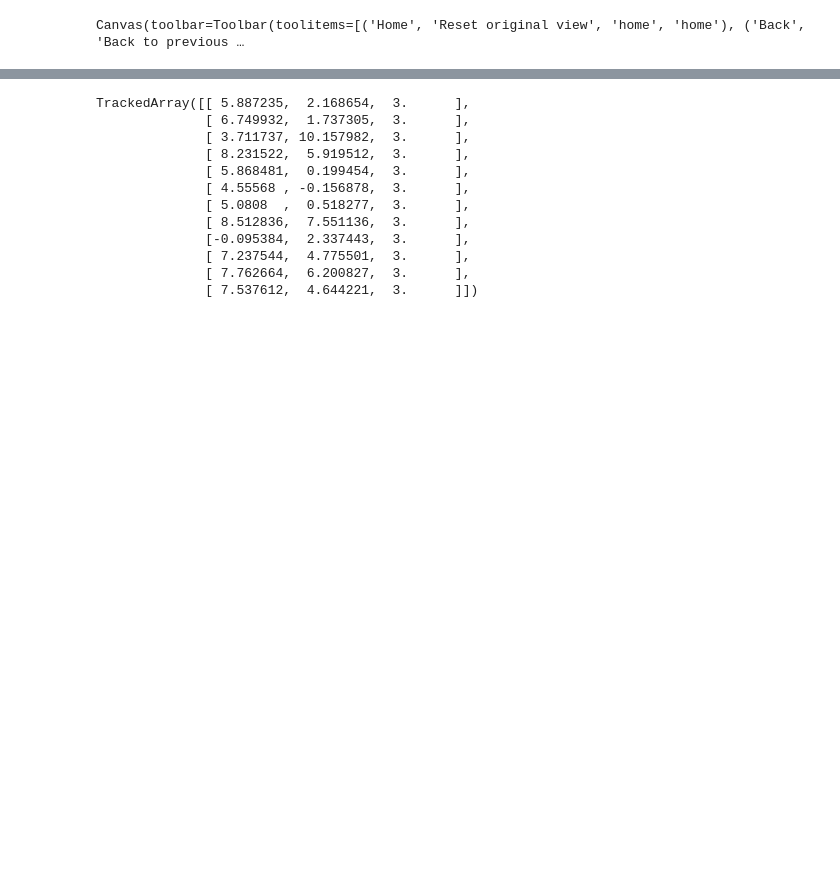
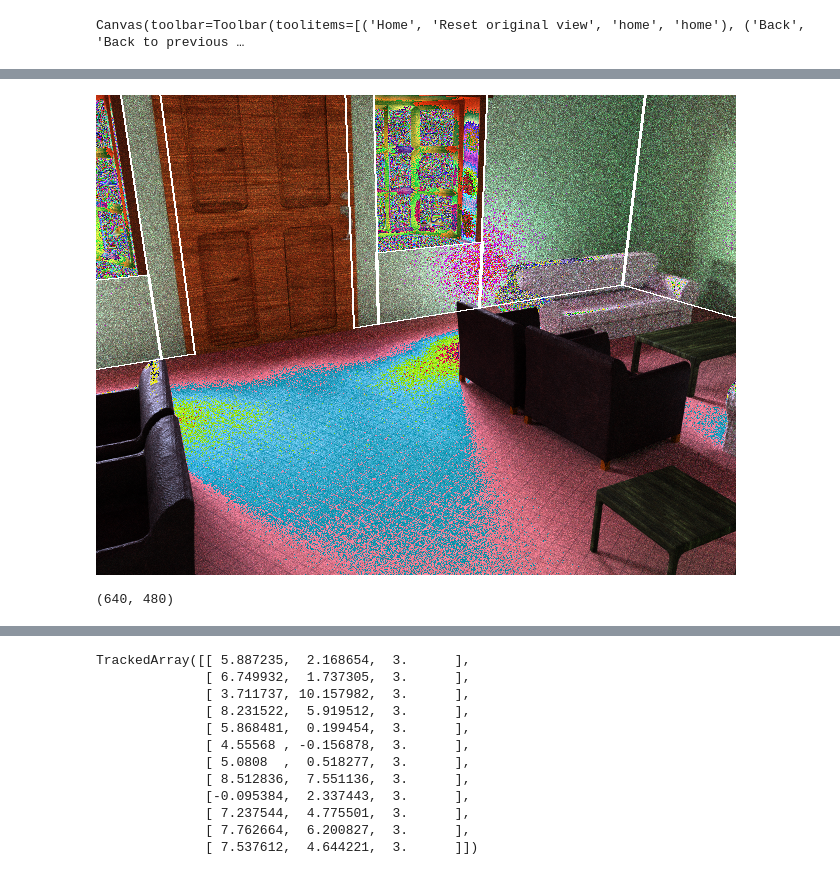
Before and after one commit to Jerrypiglet/Total3DUnderstanding, a Jupyter notebook: vis_OR_gt.ipynb, the cells around one changed output, grey strips where cells are left out. Saved outputs shown, nothing was run; the diff lists cells and outputs as text; code cells hidden in the pictures; blank space fills up the shorter version.

Commit message:
finished cam transformation

```diff
--- a/vis_OR_gt.ipynb
+++ b/vis_OR_gt.ipynb
@@ -161,0 +88,17 @@ v_new
+# %%
+transformFile = Path(xml_path) / scene_name / 'transform.dat'
+# load transformations # writeShapeToXML.py L588
+with open(str(transformFile), 'rb') as fIn:
+    transforms = pickle.load(fIn )
+
+transforms_layout = transforms[0]
+
+v_skeleton_transform = transform_v(v_skeleton, transforms_layout)
+fig = plt.figure()
+ax = fig.gca(projection='3d')
+ax.set_proj_type('ortho')
+ax.set_aspect("auto")
+v_pairs = v_pairs_from_v3d_e(v_skeleton_transform, e_skeleton)
+for v_pair in v_pairs:
+    ax.plot3D(v_pair[0], v_pair[1], v_pair[2])
+ax.view_init(elev=-71, azim=-65)
@@ -161,0 +162,60 @@ v_new
+# %%
+cam_R = np.eye(3, dtype=np.float)
+cam_t = np.zeros((3, 1), dtype=np.float)
+cam_identity_homo = np.vstack([np.hstack([cam_R, cam_t]), np.array([0., 0., 0., 1.]).reshape(1, 4)])
+def project_v(v, cam_R, cam_t, cam_K):
+    v_transformed = cam_R @ v.T + cam_t
+#     print(v_transformed[2:3, :])
+    v_transformed = v_transformed * (v_transformed[2:3, :] > 0.)
+    p = cam_K @ v_transformed
+    return np.vstack([p[0, :]/p[2, :], p[1, :]/p[2, :]]).T
+
+def project_v_homo(v, cam_transformation4x4, cam_K):
+    # https://homepages.inf.ed.ac.uk/rbf/CVonline/LOCAL_COPIES/EPSRC_SSAZ/img30.gif
+    # https://homepages.inf.ed.ac.uk/rbf/CVonline/LOCAL_COPIES/EPSRC_SSAZ/node3.html
+    v_homo = np.hstack([v, np.ones((v.shape[0], 1))])
+    cam_K_homo = np.hstack([cam_K, np.zeros((3, 1))])
+#     v_transformed = cam_R @ v.T + cam_t
+
+    v_transformed = cam_transformation4x4 @ v_homo.T
+    v_transformed_nonhomo = np.vstack([v_transformed[0, :]/v_transformed[3, :], v_transformed[1, :]/v_transformed[3, :], v_transformed[2, :]/v_transformed[3, :]])
+#     print(v_transformed.shape, v_transformed_nonhomo.shape)
+    v_transformed = v_transformed * (v_transformed_nonhomo[2:3, :] > 0.)
+    p = cam_K_homo @ v_transformed
+    return np.vstack([p[0, :]/p[2, :], p[1, :]/p[2, :]]).T
+
+# v_proj_1 = project_v(v_skeleton_transform, cam_R, cam_t, cam_K)
+# # print(v_proj)
+# v_proj_2 = project_v_homo(v_skeleton_transform, cam_transformation_homo, cam_K)
+# # print(v_proj)
+# assert np.array_equal(v_proj_1, v_proj_2)
+
+# shoube be the same:
+# v_proj = project_v_homo(v_skeleton_transform, cam_identity_homo, cam_K)
+v_proj = project_v(v_skeleton_transform, cam_R, cam_t, cam_K)
+
+# v_proj = project_v_homo(v_skeleton_transform, transformation, cam_K)
+R_c = np.hstack([xaxis, yaxis, zaxis])
+R_c = np.linalg.inv(R_c)
+t_c = - R_c @ origin
+v_proj = project_v(v_skeleton_transform, R_c, t_c, cam_K)
+v_proj = np.array([width, height]).reshape((-1, 2)) - v_proj
+
+from PIL import Image, ImageDraw, ImageFont
+img_map = Image.fromarray((im_hdr*255.).astype(np.uint8))
+draw = ImageDraw.Draw(img_map)
+
+v_tuples = v_xytuple_from_v2d_e(v_proj, e_skeleton) # [(x1y1, x2y2), ...]
+v_tuples = [x for x in v_tuples if in_frame(x[0], width, height) or in_frame(x[1], width, height)]
+
+for v_tuple in v_tuples:
+    draw.line([tuple(v_tuple[0]), tuple(v_tuple[1])], width=2)
+# ,
+#       fill=(int(color[0] * 255), int(color[1] * 255), int(color[2] * 255)), width=width)
+img_map
+# %% [output]
+[figure, added]
+# %%
+img_map.size
+# %% [output]
+(640, 480)
```
Also changed, not shown: parts of 17 cells of this notebook, 5 other files.
